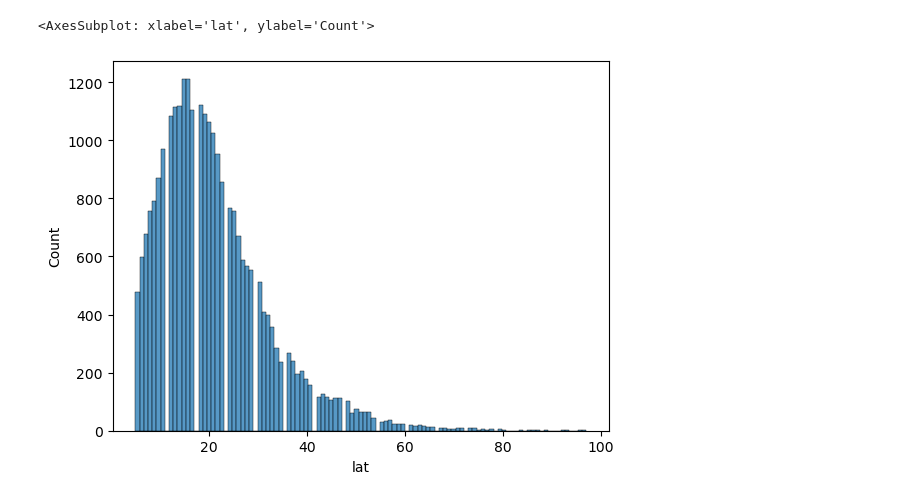
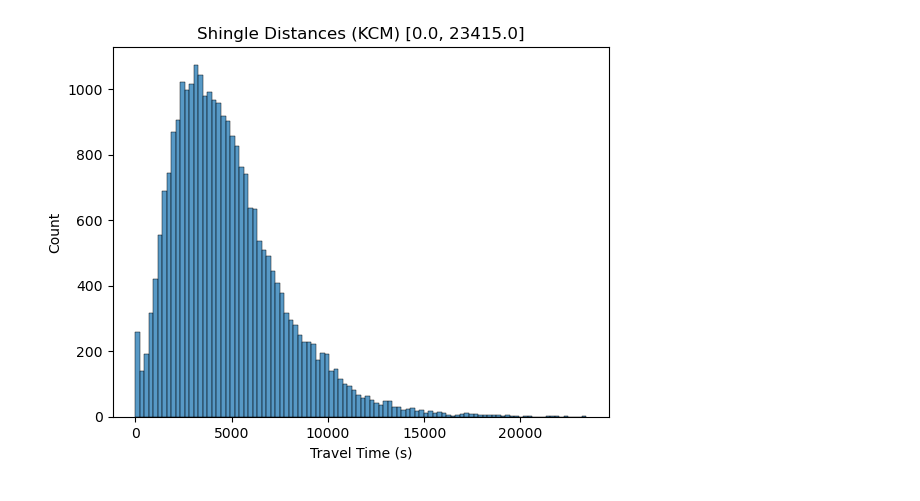
Before and after one commit to zackAemmer/generalizable_travel_times, a Jupyter notebook: src/explore_inputs.ipynb, the cells around one changed output. Cells and saved outputs as stored; diff of their text form; code cells hidden in the pictures.

Commit message:
Viz of shingles

```diff
--- a/src/explore_inputs.ipynb
+++ b/src/explore_inputs.ipynb
@@ -78,6 +64,9 @@ sns.histplot(train_traces.groupby('shingle_id').last()['time_cumulative_s'])
-# %%
-# Points per trajectory
-sns.histplot(train_traces.groupby(['shingle_id']).count()['lat'])
-# %% [output]
-<AxesSubplot: xlabel='lat', ylabel='Count'>
-[figure, removed]
+# %%
+# Shingle distance
+metric = kcm_inputs['train_traces'].groupby('shingle_id').sum(numeric_only=True)['dist_calc_m']
+sns.histplot(metric)
+plt.title(f"Shingle Distances (KCM) [{np.min(metric)}, {np.round(np.max(metric))}]")
+plt.xlabel("Travel Time (s)")
+plt.savefig("../plots/kcm_shingle_dists.png")
+# %% [output]
+[figure, added]
```
Also changed, not shown: parts of 13 cells of this notebook, 1 other file.
